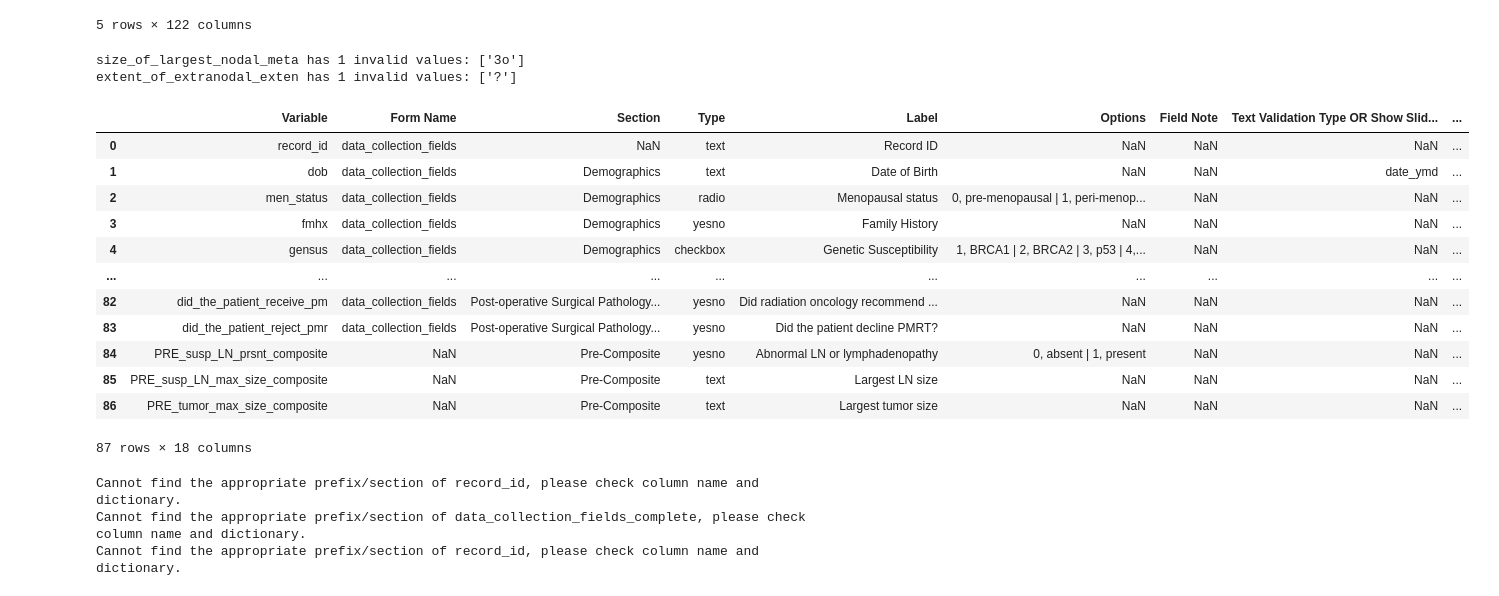
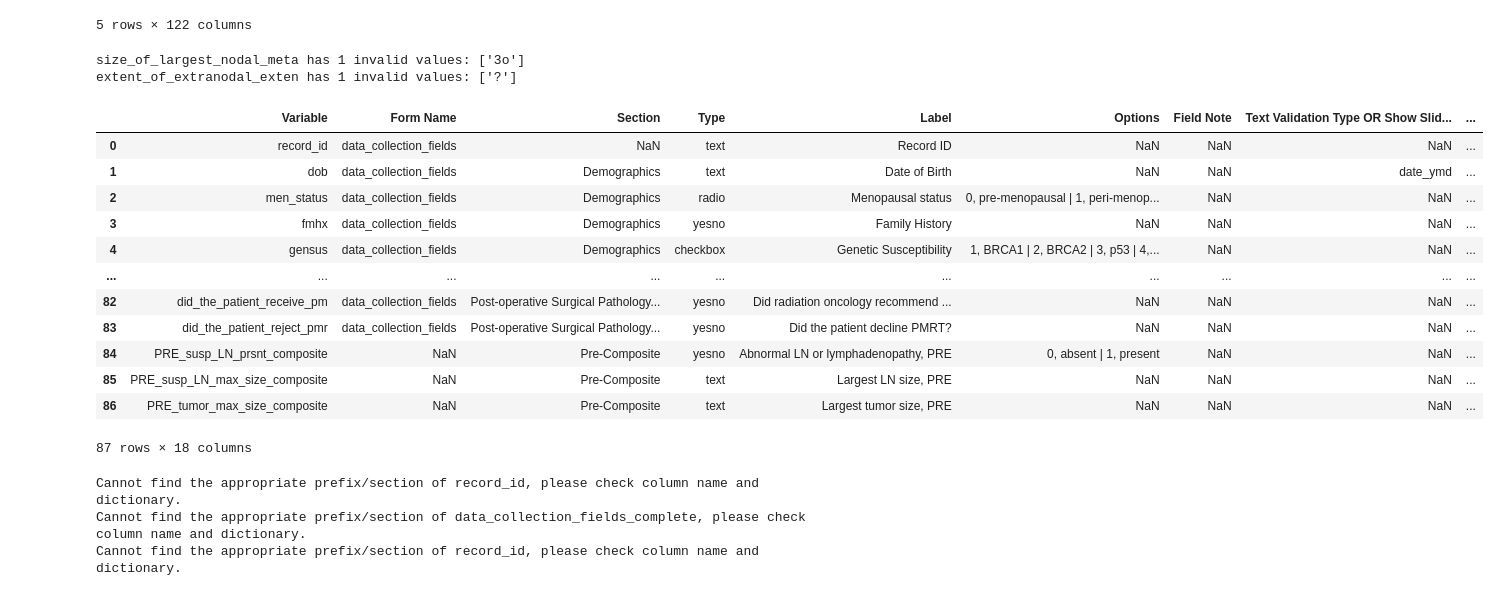
Before and after one commit to chen-yifu/Radiotherapy-Prediction, a Jupyter notebook: notebooks/RTx Data Exploration.ipynb, the cells around one changed output. Cells and saved outputs as stored; diff of their text form; code cells hidden in the pictures.

```diff
--- a/notebooks/RTx Data Exploration.ipynb
+++ b/notebooks/RTx Data Exploration.ipynb
@@ -18,7 +18,8 @@ out_data_path = os.path.join(data_dir, "RadiationAndANN_DATA_2021-11-15_0835_dat
 dictionary_path = os.path.join(data_dir, "RadiationAndANN_DataDictionary_2021-11-15.csv")
 # %%
 # Columns to be cross-tabulated
-cross_tab_cols_set1 = ["PRE_susp_LN_prsnt_composite", "PRE_susp_LN_max_size_composite", "PRE_tumor_max_size_composite"]
+# cross_tab_cols_set1 = ["PRE_susp_LN_prsnt_composite", "PRE_susp_LN_max_size_composite", "PRE_tumor_max_size_composite"]
+cross_tab_cols_set1 = ["PRE_height_cm", "PRE_weight_kg"]
 cross_tab_cols_set2 = ['lymphovascular_invasion', 'metastasis', 'ln_w_micrometastasis', 'ln_w_macrometastasis', 'size_of_largest_nodal_meta', 'extranodal_extension', 'extent_of_extranodal_exten', 'did_the_patient_receive_pm']
 
 # Global Variables
@@ -29,6 +30,8 @@ susp_LN_present_composite_cols = [
         'internal_mammary_lymphaden',  # MRI
         'axillary_lymphadenopathy_p',
         'int_mammary_lymphade_pet'
+        raise NotImplementedError
+        # TODO
         ]
 susp_LN_present_composite_cols = ["PRE_" + col for col in susp_LN_present_composite_cols]
 
@@ -103,19 +106,19 @@ susp_LN_present_composite_row = {
     "Variable": "PRE_susp_LN_prsnt_composite",
     "Options": "0, absent | 1, present",
     "Type": "yesno",
-    "Label": "Abnormal LN or lymphadenopathy",
+    "Label": "Abnormal LN or lymphadenopathy, PRE",
     "Section": "Pre-Composite"
 }
 susp_LN_max_size_composite_row = {
     "Variable": "PRE_susp_LN_max_size_composite",
     "Type": "text",
-    "Label": "Largest LN size",
+    "Label": "Largest LN size, PRE",
     "Section": "Pre-Composite"
 }
 pre_tumor_max_size_composite_row = {
     "Variable": "PRE_tumor_max_size_composite",
     "Type": "text",
-    "Label": "Largest tumor size",
+    "Label": "Largest tumor size, PRE",
     "Section": "Pre-Composite"
 }
 # Ensure all numeric columns are numeric
@@ -124,36 +127,36 @@ for i, row in dictionary.iterrows():
     col_name = row["Variable"]
     if (col_name in cross_tab_cols_set1 or col_name in cross_tab_cols_set2) and row["Type"] == "text":
         new_data = [float(x) if isinstance(x, (int, float)) or (x.replace(".","",1).isnumeric()) else np.nan for x in df[col_name]]
         # For each nan, print the original value
         skipped_data = [df.iloc[i][col_name] for i, x in enumerate(new_data) if np.isnan(x)]
         if len(skipped_data):
             print(f"{col_name} has {len(skipped_data)} invalid values: {skipped_data}")
         df[col_name] = new_data
 # Fill all NaN values with -1
 df.fillna(-1, inplace=True)
 susp_LN_present_composite_row = pd.DataFrame(susp_LN_present_composite_row, index=[len(dictionary)])
 susp_LN_max_size_composite_row = pd.DataFrame(susp_LN_max_size_composite_row, index=[len(dictionary)+ 1])
 pre_tumor_max_size_composite_row = pd.DataFrame(pre_tumor_max_size_composite_row, index=[len(dictionary) + 2])
 dictionary = pd.concat([dictionary, susp_LN_present_composite_row, susp_LN_max_size_composite_row, pre_tumor_max_size_composite_row])
 cross_tab_cols_set2 = ["POS_" + col for col in cross_tab_cols_set2]
 cross_tab_cols_set2.append('PRE_metastatic_carcinoma_on_ax')
 
 dictionary
 # %% [output]
 size_of_largest_nodal_meta has 1 invalid values: ['3o']
 extent_of_extranodal_exten has 1 invalid values: ['?']
 |  | Variable | Form Name | Section | Type | Label | Options | Field Note | Text Validation Type OR Show Slid... | ... |
 | 0 | record_id | data_collection_fields | NaN | text | Record ID | NaN | NaN | NaN | ... |
 | 1 | dob | data_collection_fields | Demographics | text | Date of Birth | NaN | NaN | date_ymd | ... |
 | 2 | men_status | data_collection_fields | Demographics | radio | Menopausal status | 0, pre-menopausal | 1, peri-menop... | NaN | NaN | ... |
 | 3 | fmhx | data_collection_fields | Demographics | yesno | Family History | NaN | NaN | NaN | ... |
 | 4 | gensus | data_collection_fields | Demographics | checkbox | Genetic Susceptibility | 1, BRCA1 | 2, BRCA2 | 3, p53 | 4,... | NaN | NaN | ... |
 | ... | ... | ... | ... | ... | ... | ... | ... | ... | ... |
 | 82 | did_the_patient_receive_pm | data_collection_fields | Post-operative Surgical Pathology... | yesno | Did radiation oncology recommend ... | NaN | NaN | NaN | ... |
 | 83 | did_the_patient_reject_pmr | data_collection_fields | Post-operative Surgical Pathology... | yesno | Did the patient decline PMRT? | NaN | NaN | NaN | ... |
-| 84 | PRE_susp_LN_prsnt_composite | NaN | Pre-Composite | yesno | Abnormal LN or lymphadenopathy | 0, absent | 1, present | NaN | NaN | ... |
-| 85 | PRE_susp_LN_max_size_composite | NaN | Pre-Composite | text | Largest LN size | NaN | NaN | NaN | ... |
-| 86 | PRE_tumor_max_size_composite | NaN | Pre-Composite | text | Largest tumor size | NaN | NaN | NaN | ... |
+| 84 | PRE_susp_LN_prsnt_composite | NaN | Pre-Composite | yesno | Abnormal LN or lymphadenopathy, PRE | 0, absent | 1, present | NaN | NaN | ... |
+| 85 | PRE_susp_LN_max_size_composite | NaN | Pre-Composite | text | Largest LN size, PRE | NaN | NaN | NaN | ... |
+| 86 | PRE_tumor_max_size_composite | NaN | Pre-Composite | text | Largest tumor size, PRE | NaN | NaN | NaN | ... |
 87 rows × 18 columns
 # %%
 from collections import OrderedDict
```
Also changed, not shown: parts of 7 cells of this notebook, 2 other files.
